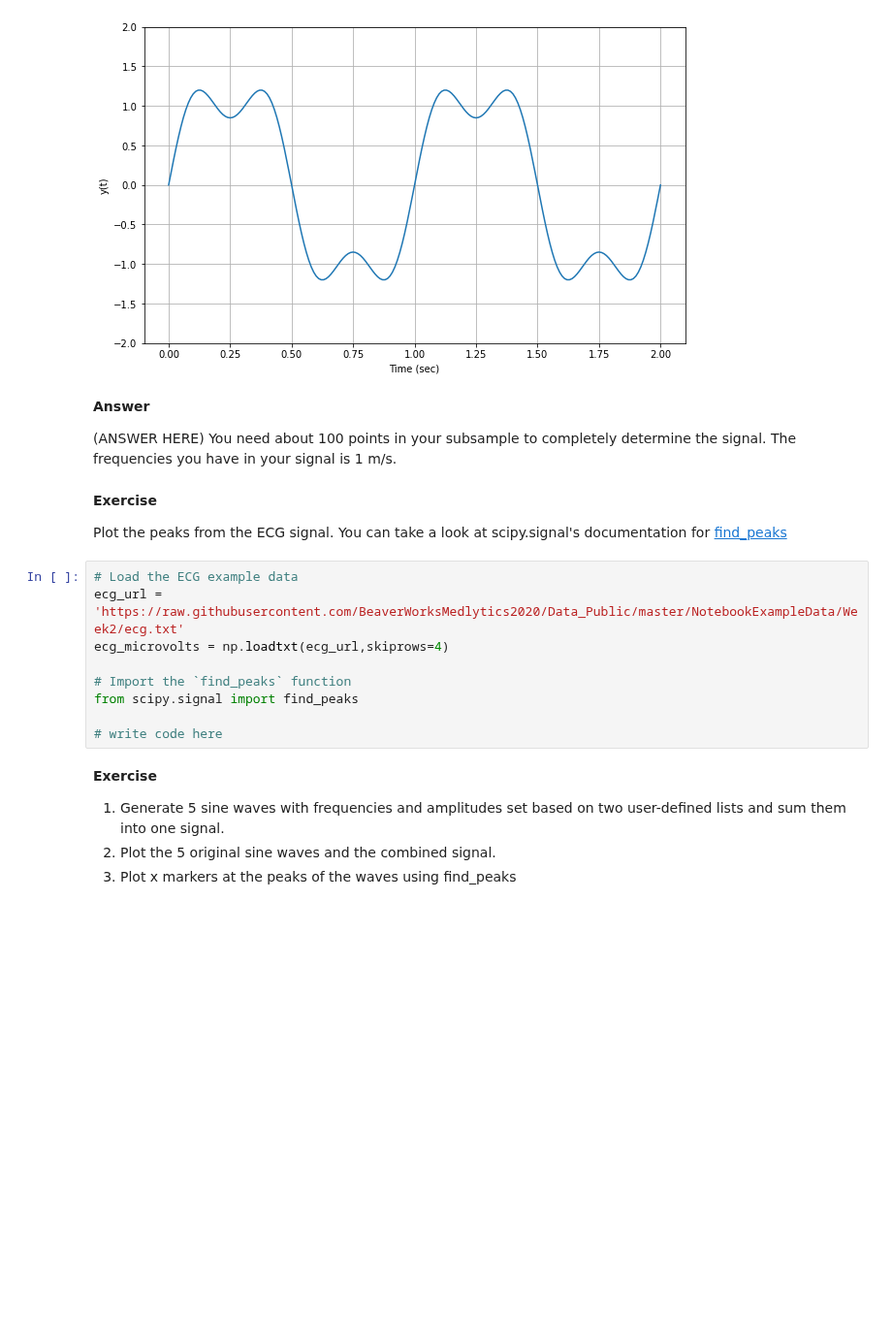
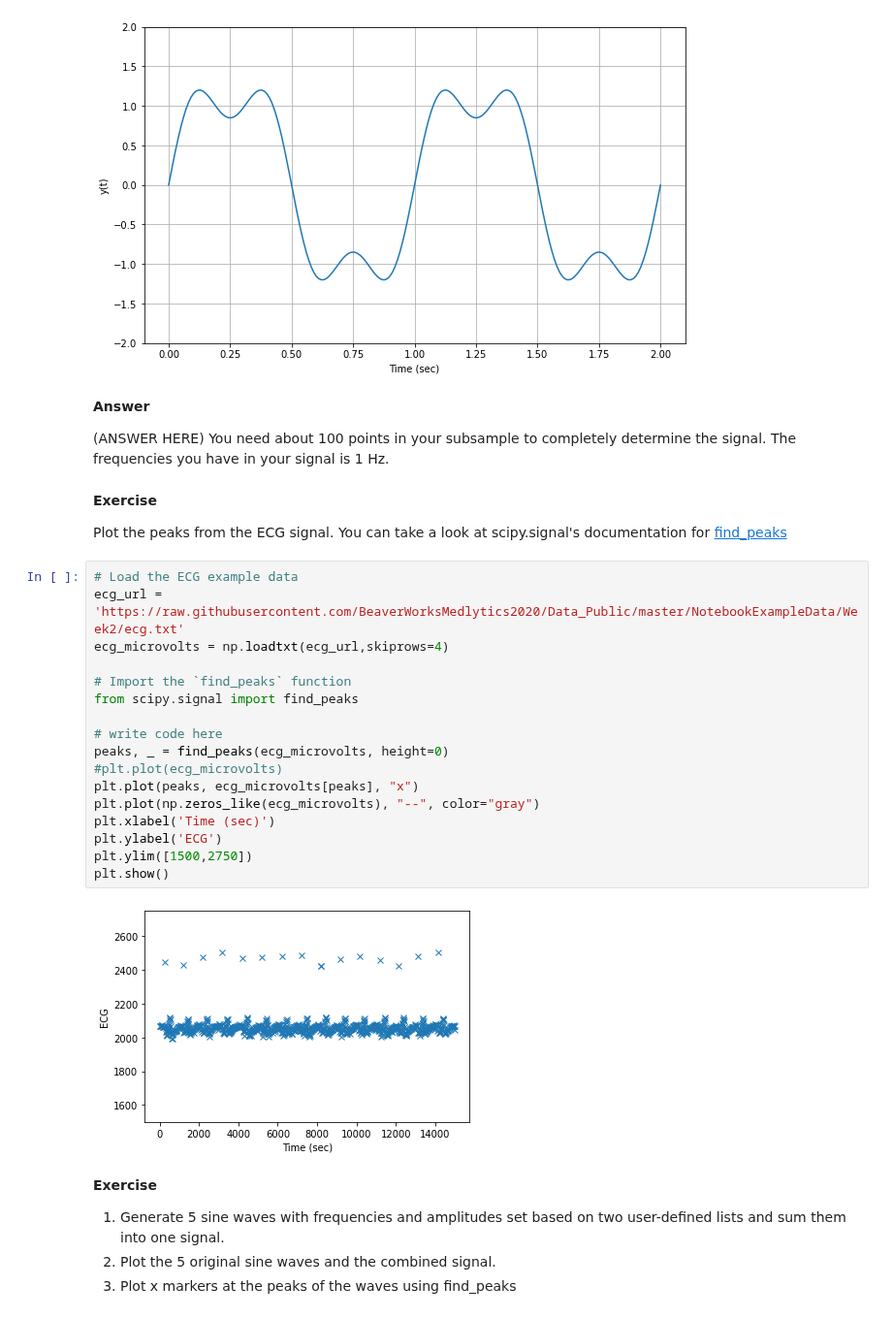
Before and after one commit to anaaparamesh/Week2_Public, a Jupyter notebook: Notebooks/02_SignalsProcessing/SignalsProcessing_Exercises.ipynb, the cells around one changed output. Shown at 97% size. Saved outputs shown, nothing was run; the diff lists cells and outputs as text; blank space fills up the shorter version.

Commit message:
plot the peaks of the ECG

```diff
--- a/Notebooks/02_SignalsProcessing/SignalsProcessing_Exercises.ipynb
+++ b/Notebooks/02_SignalsProcessing/SignalsProcessing_Exercises.ipynb
@@ -109,7 +109,7 @@ plt.ylim([-2,2])
 __Answer__
 
 (ANSWER HERE)
-You need about 100 points in your subsample to completely determine the signal. The frequencies you have in your signal is 1 m/s.
+You need about 100 points in your subsample to completely determine the signal. The frequencies you have in your signal is 1 Hz.
 # %% [markdown]
 __Exercise__
 
@@ -117,12 +117,22 @@ Plot the peaks from the ECG signal. You can take a look at scipy.signal's docume
 # %%
 # Load the ECG example data
 ecg_url = 'https://raw.githubusercontent.com/BeaverWorksMedlytics2020/Data_Public/master/NotebookExampleData/Week2/ecg.txt'
 ecg_microvolts = np.loadtxt(ecg_url,skiprows=4)
 
 # Import the `find_peaks` function
 from scipy.signal import find_peaks
 
 # write code here
+peaks, _ = find_peaks(ecg_microvolts, height=0)
+#plt.plot(ecg_microvolts)
+plt.plot(peaks, ecg_microvolts[peaks], "x")
+plt.plot(np.zeros_like(ecg_microvolts), "--", color="gray")
+plt.xlabel('Time (sec)')
+plt.ylabel('ECG')
+plt.ylim([1500,2750])
+plt.show()
+# %% [output]
+[figure, added]
 # %% [markdown]
 __Exercise__
 
```
